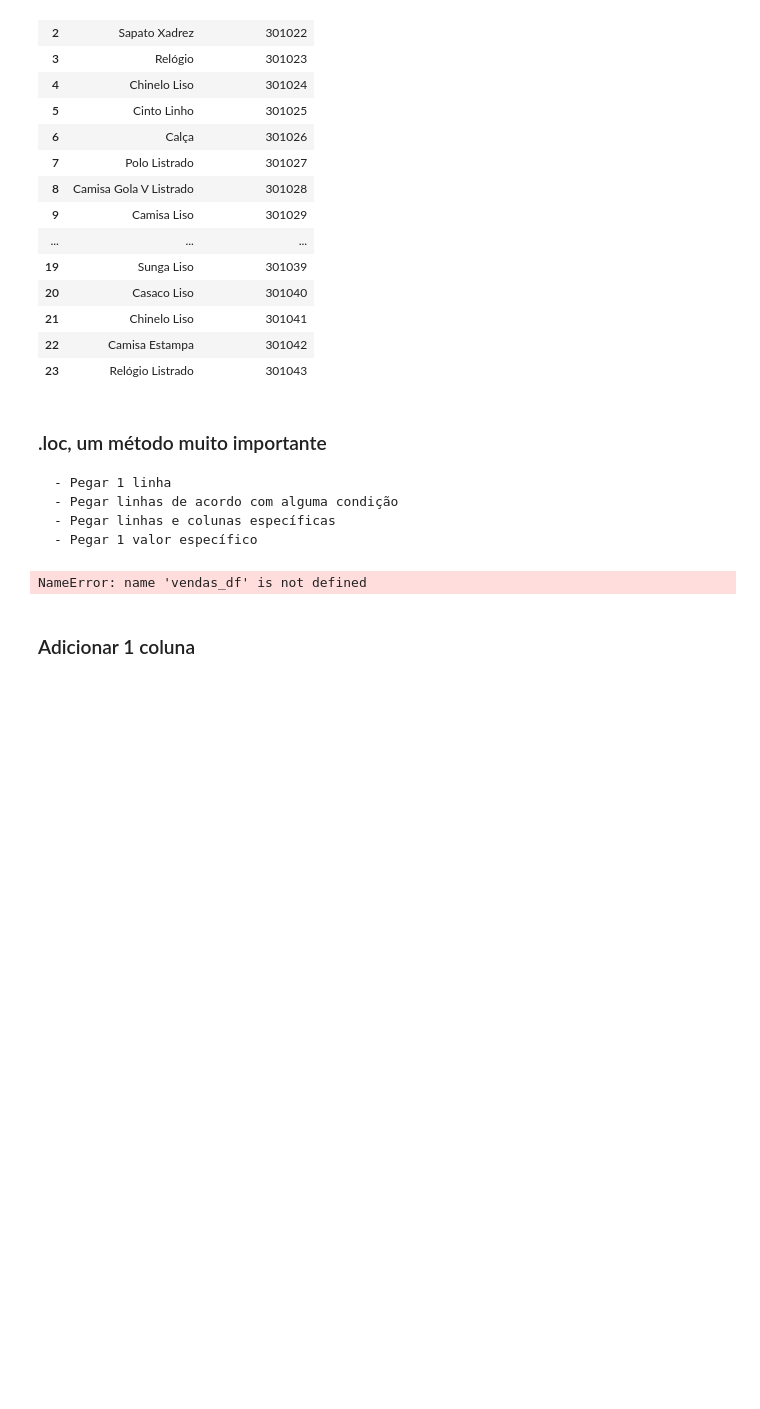
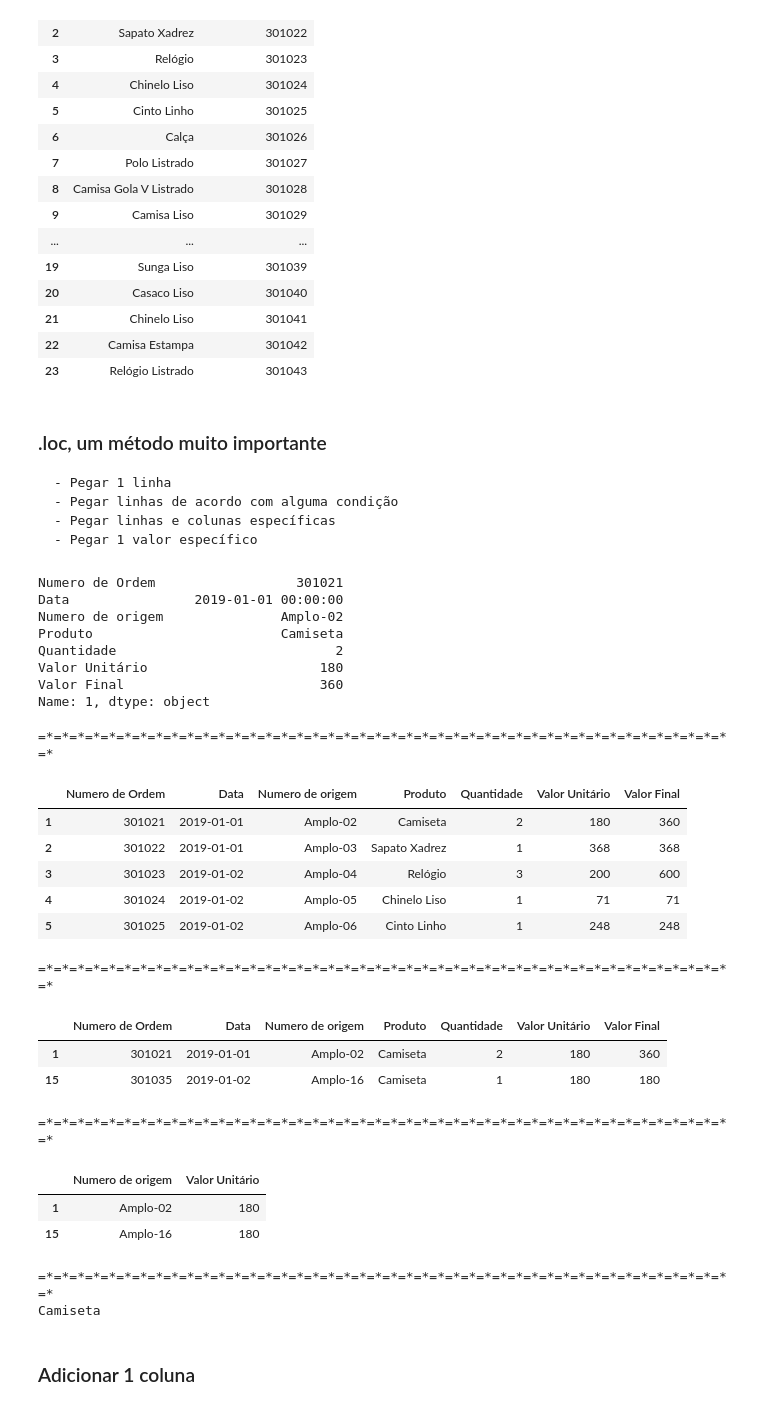
Before and after one commit to datocarneiro/FACULDADE, a Jupyter notebook: 2 Semestre/22 - Linguagem de Programacao/# Praticando/Ta4/Pandas.ipynb, the cells around one changed output. Saved outputs shown, nothing was run; the diff lists cells and outputs as text; code cells hidden in the pictures; blank space fills up the shorter version.

```diff
--- a/2 Semestre/22 - Linguagem de Programacao/# Praticando/Ta4/Pandas.ipynb
+++ b/2 Semestre/22 - Linguagem de Programacao/# Praticando/Ta4/Pandas.ipynb
@@ -113,21 +113,51 @@ display(produtos)
     - Pegar linhas de acordo com alguma condição
     - Pegar linhas e colunas específicas
     - Pegar 1 valor específico
-# %%
-# pegar uma linha
-display(vendas_df.loc[1:5])
-
-# pegar linhas que correspondem a uma condição
-vendas_norteshopping_df = vendas_df.loc[vendas_df['ID Loja'] == 'Norte Shopping']
-
-# pegar várias linhas e colunas usando o loc
-vendas_norteshopping_df = vendas_df.loc[vendas_df['ID Loja'] == 'Norte Shopping', ["ID Loja", "Produto", "Quantidade"]]
-display(vendas_norteshopping_df)
-
-# pegar 1 valor específico
-print(vendas_df.loc[1, 'Produto'])
-# %% [output]
-NameError: name 'vendas_df' is not defined
+# %%
+# pegar uma linha
+display(vendas_df.loc[1]) #aqui i´ra retornar como textoi e não como tabela
+print('=*'*45)
+display(vendas_df.loc[1:5]) #aqui ja retona como tabela
+
+print('=*'*45)
+# pegar linhas que correspondem a uma condição, nesse exemplo quiz que retornasse somente as vendas do produto camisetas
+vendas_de_camisetas = vendas_df.loc[vendas_df['Produto'] == 'Camiseta']
+display(vendas_de_camisetas)
+
+print('=*'*45)
+# pegar linhas que correspondem a uma condição, nesse exemplo quiz que retornasse somente as vendas do produto camisetas, mas quero apenas algumas colunas em especifico, uso loc[linhas, colunas]
+vendas_norteshopping_df = vendas_df.loc[vendas_df['Produto'] == 'Camiseta', ["Numero de origem", "Valor Unitário"]]
+display(vendas_norteshopping_df)
+
+print('=*'*45)
+# pegar 1 valor específico, passando a linha e a coluna, nesse exmplo retornar linha 1 e o valor da coluna Produto
+print(vendas_df.loc[1, 'Produto'])
+# %% [output]
+Numero de Ordem                  301021
+Data                2019-01-01 00:00:00
+Numero de origem               Amplo-02
+Produto                        Camiseta
+Quantidade                            2
+Valor Unitário                      180
+Valor Final                         360
+Name: 1, dtype: object
+=*=*=*=*=*=*=*=*=*=*=*=*=*=*=*=*=*=*=*=*=*=*=*=*=*=*=*=*=*=*=*=*=*=*=*=*=*=*=*=*=*=*=*=*=*
+|  | Numero de Ordem | Data | Numero de origem | Produto | Quantidade | Valor Unitário | Valor Final |
+| 1 | 301021 | 2019-01-01 | Amplo-02 | Camiseta | 2 | 180 | 360 |
+| 2 | 301022 | 2019-01-01 | Amplo-03 | Sapato Xadrez | 1 | 368 | 368 |
+| 3 | 301023 | 2019-01-02 | Amplo-04 | Relógio | 3 | 200 | 600 |
+| 4 | 301024 | 2019-01-02 | Amplo-05 | Chinelo Liso | 1 | 71 | 71 |
+| 5 | 301025 | 2019-01-02 | Amplo-06 | Cinto Linho | 1 | 248 | 248 |
+=*=*=*=*=*=*=*=*=*=*=*=*=*=*=*=*=*=*=*=*=*=*=*=*=*=*=*=*=*=*=*=*=*=*=*=*=*=*=*=*=*=*=*=*=*
+|  | Numero de Ordem | Data | Numero de origem | Produto | Quantidade | Valor Unitário | Valor Final |
+| 1 | 301021 | 2019-01-01 | Amplo-02 | Camiseta | 2 | 180 | 360 |
+| 15 | 301035 | 2019-01-02 | Amplo-16 | Camiseta | 1 | 180 | 180 |
+=*=*=*=*=*=*=*=*=*=*=*=*=*=*=*=*=*=*=*=*=*=*=*=*=*=*=*=*=*=*=*=*=*=*=*=*=*=*=*=*=*=*=*=*=*
+|  | Numero de origem | Valor Unitário |
+| 1 | Amplo-02 | 180 |
+| 15 | Amplo-16 | 180 |
+=*=*=*=*=*=*=*=*=*=*=*=*=*=*=*=*=*=*=*=*=*=*=*=*=*=*=*=*=*=*=*=*=*=*=*=*=*=*=*=*=*=*=*=*=*
+Camiseta
 # %% [markdown]
 ### Adicionar 1 coluna
 # %%
```
